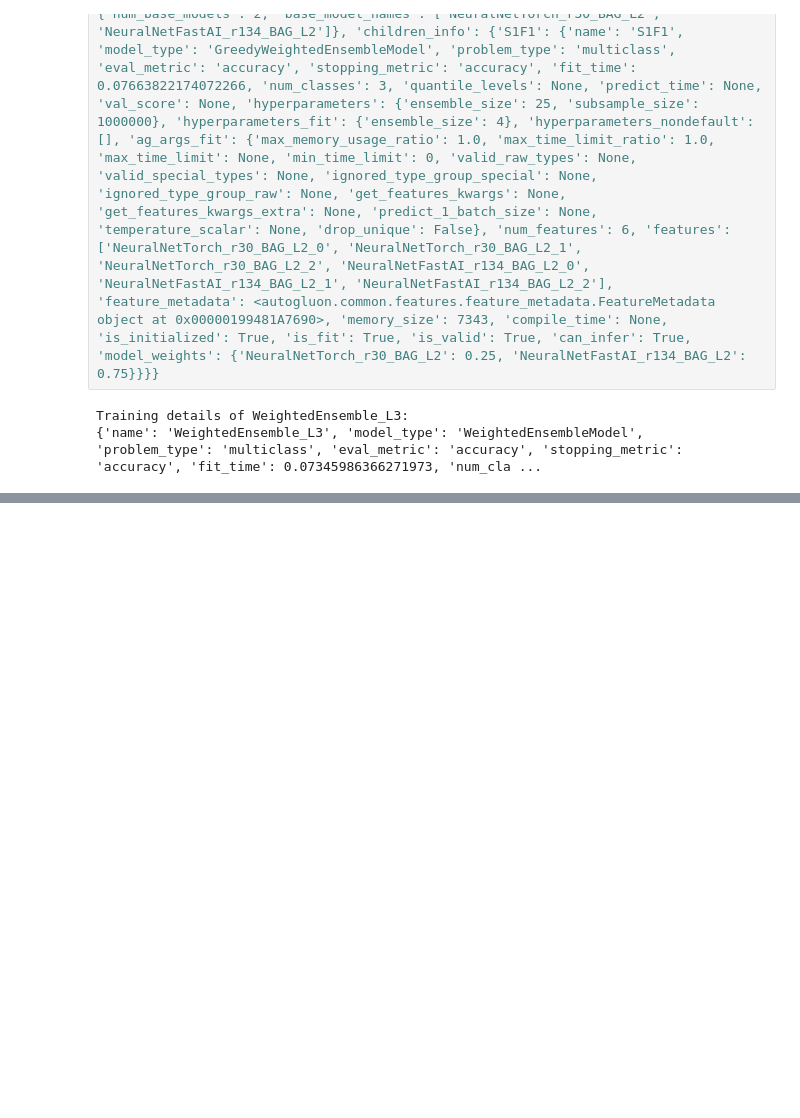
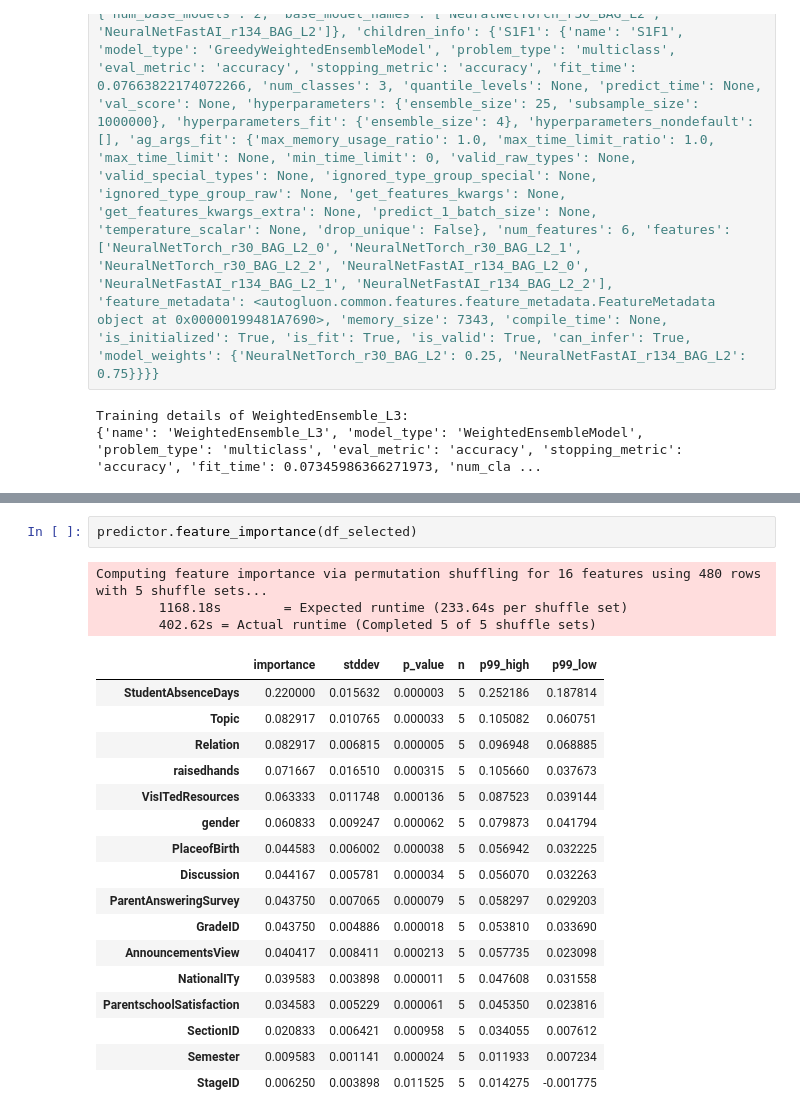
Before and after one commit to jalagrod/DL-ensemble-models-in-EDM, a Jupyter notebook: XAPI/DL.ipynb, the cells around one changed output, grey strips where cells are left out. Cells and saved outputs as stored; diff of their text form; blank space fills up the shorter version.

```diff
--- a/XAPI/DL.ipynb
+++ b/XAPI/DL.ipynb
@@ -306,0 +325,23 @@ print(summary)
+# %%
+predictor.feature_importance(df_selected)
+# %% [output]
+Computing feature importance via permutation shuffling for 16 features using 480 rows with 5 shuffle sets...
+        1168.18s        = Expected runtime (233.64s per shuffle set)
+        402.62s = Actual runtime (Completed 5 of 5 shuffle sets)
+|  | importance | stddev | p_value | n | p99_high | p99_low |
+| StudentAbsenceDays | 0.220000 | 0.015632 | 0.000003 | 5 | 0.252186 | 0.187814 |
+| Topic | 0.082917 | 0.010765 | 0.000033 | 5 | 0.105082 | 0.060751 |
+| Relation | 0.082917 | 0.006815 | 0.000005 | 5 | 0.096948 | 0.068885 |
+| raisedhands | 0.071667 | 0.016510 | 0.000315 | 5 | 0.105660 | 0.037673 |
+| VisITedResources | 0.063333 | 0.011748 | 0.000136 | 5 | 0.087523 | 0.039144 |
+| gender | 0.060833 | 0.009247 | 0.000062 | 5 | 0.079873 | 0.041794 |
+| PlaceofBirth | 0.044583 | 0.006002 | 0.000038 | 5 | 0.056942 | 0.032225 |
+| Discussion | 0.044167 | 0.005781 | 0.000034 | 5 | 0.056070 | 0.032263 |
+| ParentAnsweringSurvey | 0.043750 | 0.007065 | 0.000079 | 5 | 0.058297 | 0.029203 |
+| GradeID | 0.043750 | 0.004886 | 0.000018 | 5 | 0.053810 | 0.033690 |
+| AnnouncementsView | 0.040417 | 0.008411 | 0.000213 | 5 | 0.057735 | 0.023098 |
+| NationalITy | 0.039583 | 0.003898 | 0.000011 | 5 | 0.047608 | 0.031558 |
+| ParentschoolSatisfaction | 0.034583 | 0.005229 | 0.000061 | 5 | 0.045350 | 0.023816 |
+| SectionID | 0.020833 | 0.006421 | 0.000958 | 5 | 0.034055 | 0.007612 |
+| Semester | 0.009583 | 0.001141 | 0.000024 | 5 | 0.011933 | 0.007234 |
+| StageID | 0.006250 | 0.003898 | 0.011525 | 5 | 0.014275 | -0.001775 |
```
Also changed, not shown: parts of 1 cell of this notebook.
